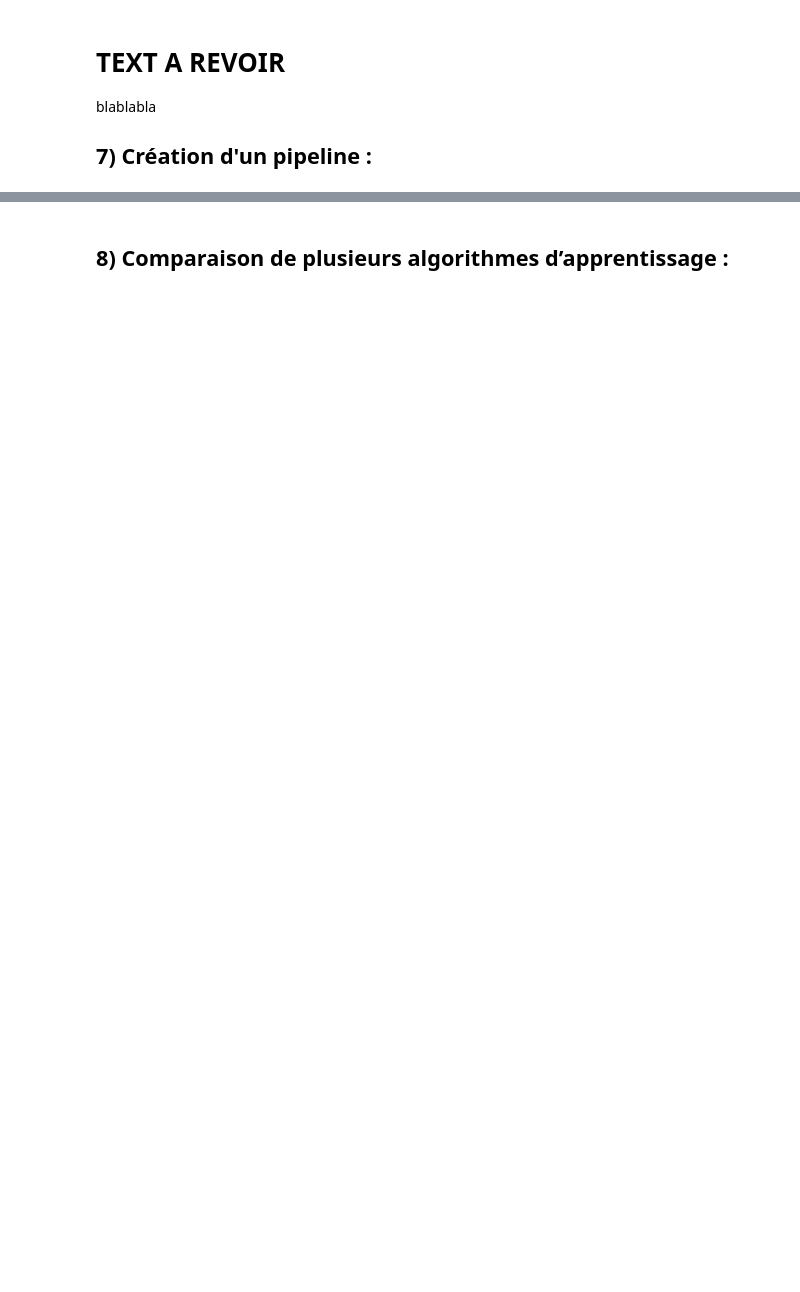
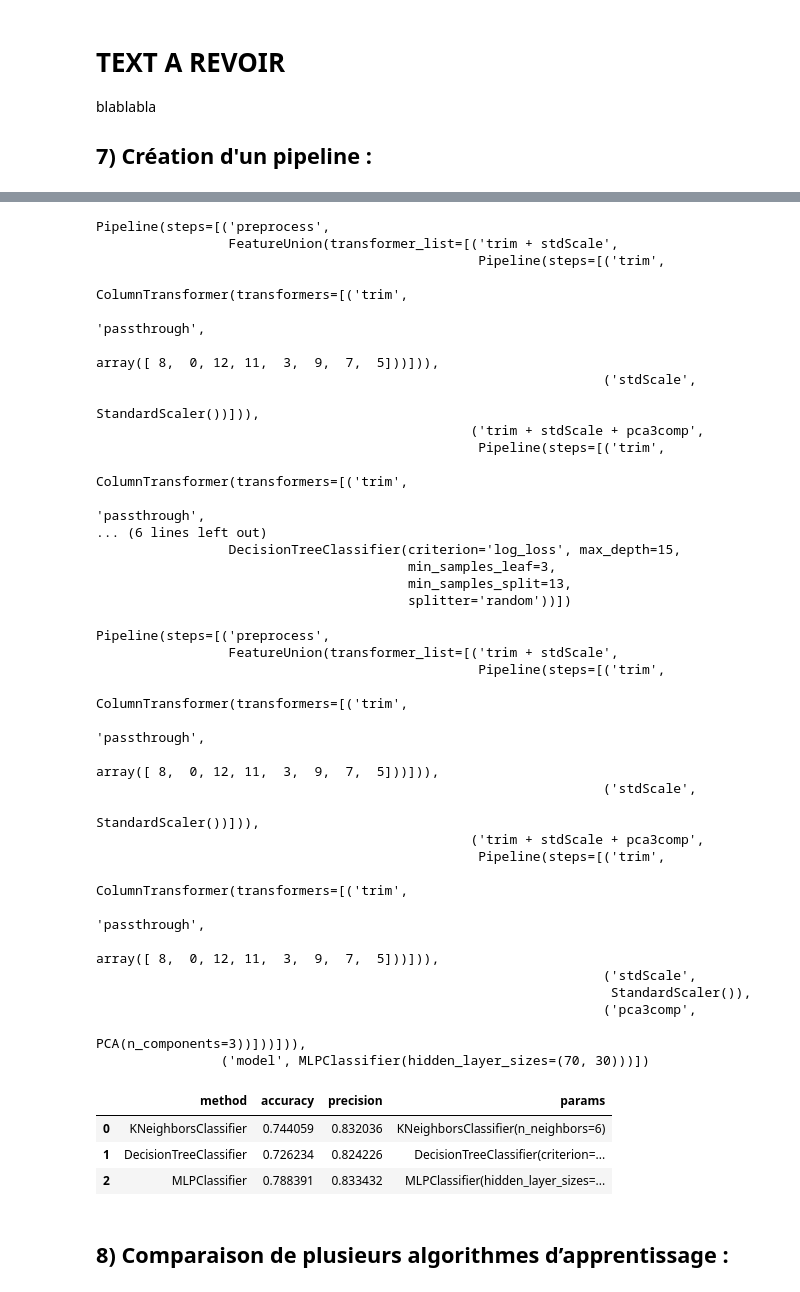
Before and after one commit to tyrosine-rex/tp_taa_apprentissage_supervisee, a Jupyter notebook: source/tp.ipynb, the cells around one changed output, grey strips where cells are left out. Saved outputs shown, nothing was run; the diff lists cells and outputs as text; code cells hidden in the pictures; blank space fills up the shorter version.

```diff
--- a/source/tp.ipynb
+++ b/source/tp.ipynb
@@ -328,7 +328,7 @@ from sklearn.model_selection import GridSearchCV
 from os.path import exists
 from pickle import load, dump
 
-def find_best_param(sk_function, params, xtrain, ytrain):
+def find_best_param(sk_function, params, X_train, Y_train):
     file_name = f"../res/pickle/gs_{sk_function.__name__}.pkl"
 
     if exists(file_name):
@@ -336,7 +336,7 @@ def find_best_param(sk_function, params, xtrain, ytrain):
 
     else:
         gs = GridSearchCV(sk_function(), params, scoring="precision") #we target the best precision score)
-        gs.fit(xtrain, ytrain)
+        gs.fit(X_train, Y_train)
         dump(gs, open(file_name, "wb"))
 
     print(f"Best params for '{sk_function.__name__}' is \n{gs.best_params_}\n")
@@ -407,22 +422,21 @@ def test_pipeline(pipeline, X_test, Y_test):
 # %%
-# making pipeline
-make_pipeline(xtrain, ytrain, KNeighborsClassifier, gs_knn.best_params_, "KNN")
-make_pipeline(xtrain, ytrain, DecisionTreeClassifier, gs_cart.best_params_, "CART")
-make_pipeline(xtrain, ytrain, MLPClassifier, gs_mlp.best_params_, "MLP")
+# making pipeline and save it as pickle
+make_pipeline(xtrain, ytrain, KNeighborsClassifier, gs_knn.best_params_)
+make_pipeline(xtrain, ytrain, DecisionTreeClassifier, gs_cart.best_params_)
+make_pipeline(xtrain, ytrain, MLPClassifier, gs_mlp.best_params_)
 
-# KNN pipeline test
-pipe_KNN = load(open("../res/pickle/pipe_KNN.pkl", "rb"))
-test_pipeline(pipe_KNN, xtest, ytest)
+# load pipeline
+pipe_KNN = load(open("../res/pickle/pipe_KNeighborsClassifier.pkl", "rb"))
+pipe_CART = load(open("../res/pickle/pipe_DecisionTreeClassifier.pkl", "rb"))
+pipe_MLP = load(open("../res/pickle/pipe_MLPClassifier.pkl", "rb"))
 
-# CART pipeline test
-pipe_CART = load(open("../res/pickle/pipe_CART.pkl", "rb"))
-test_pipeline(pipe_CART, xtest, ytest)
-
-# MLP pipeline test
-pipe_MLP = load(open("../res/pickle/pipe_MLP.pkl", "rb"))
-test_pipeline(pipe_MLP, xtest, ytest)
+# test
+test_pipe = test_pipeline([pipe_KNN, pipe_CART, pipe_MLP], xtest, ytest)
+display(test_pipe)
 
 # to use a model:
 # 1) load it : mymodel = pickle.load("path_of_the_model", "rb")
+#
 # 2) use it : Y_prediction = mymodel.predict(X_data)
+# X_data is a numpy array !
 # %% [output]
@@ -430,3 +461,42 @@ NameError: name 'gs_knn' is not defined
+Pipeline(steps=[('preprocess',
+                 FeatureUnion(transformer_list=[('trim + stdScale',
+                                                 Pipeline(steps=[('trim',
+                                                                  ColumnTransformer(transformers=[('trim',
+                                                                                                   'passthrough',
+                                                                                                   array([ 8,  0, 12, 11,  3,  9,  7,  5]))])),
+                                                                 ('stdScale',
+                                                                  StandardScaler())])),
+                                                ('trim + stdScale + pca3comp',
+                                                 Pipeline(steps=[('trim',
+                                                                  ColumnTransformer(transformers=[('trim',
+                                                                                                   'passthrough',
+... (6 lines left out)
+                 DecisionTreeClassifier(criterion='log_loss', max_depth=15,
+                                        min_samples_leaf=3,
+                                        min_samples_split=13,
+                                        splitter='random'))])
+Pipeline(steps=[('preprocess',
+                 FeatureUnion(transformer_list=[('trim + stdScale',
+                                                 Pipeline(steps=[('trim',
+                                                                  ColumnTransformer(transformers=[('trim',
+                                                                                                   'passthrough',
+                                                                                                   array([ 8,  0, 12, 11,  3,  9,  7,  5]))])),
+                                                                 ('stdScale',
+                                                                  StandardScaler())])),
+                                                ('trim + stdScale + pca3comp',
+                                                 Pipeline(steps=[('trim',
+                                                                  ColumnTransformer(transformers=[('trim',
+                                                                                                   'passthrough',
+                                                                                                   array([ 8,  0, 12, 11,  3,  9,  7,  5]))])),
+                                                                 ('stdScale',
+                                                                  StandardScaler()),
+                                                                 ('pca3comp',
+                                                                  PCA(n_components=3))]))])),
+                ('model', MLPClassifier(hidden_layer_sizes=(70, 30)))])
+|  | method | accuracy | precision | params |
+| 0 | KNeighborsClassifier | 0.744059 | 0.832036 | KNeighborsClassifier(n_neighbors=6) |
+| 1 | DecisionTreeClassifier | 0.726234 | 0.824226 | DecisionTreeClassifier(criterion=... |
+| 2 | MLPClassifier | 0.788391 | 0.833432 | MLPClassifier(hidden_layer_sizes=... |
 # %% [markdown]
 ## 8) Comparaison de plusieurs algorithmes d’apprentissage :
 # %%
```
Also changed, not shown: parts of 8 cells of this notebook.
